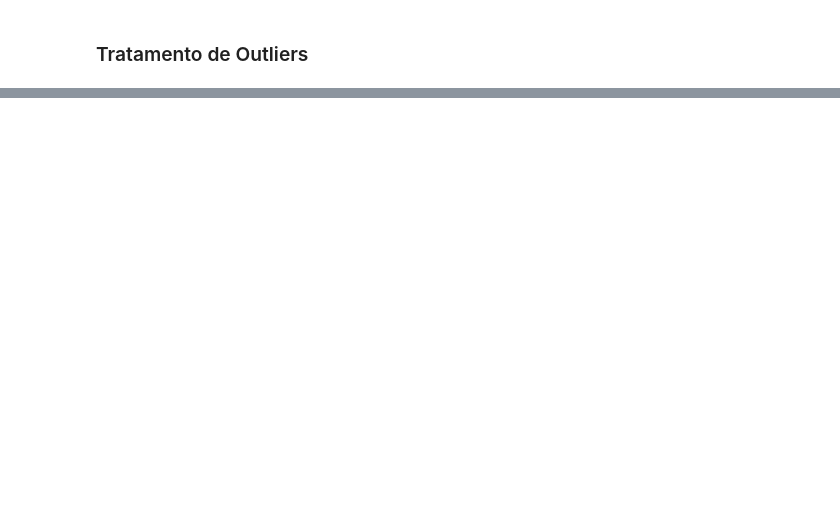
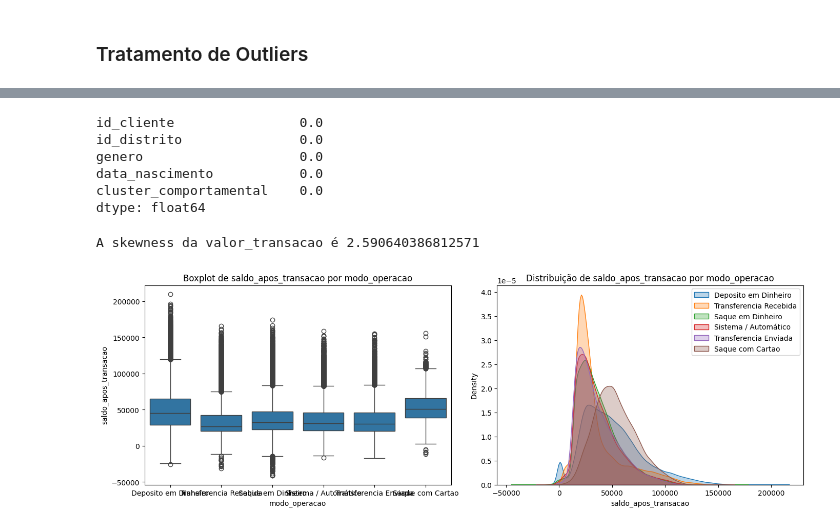
Before and after one commit to christianwislockioli-rgb/Analise_de_Risco_e_Melhoria_de_Fluxo_Operacional_de_Credito, a Jupyter notebook: 02_dados/src/Projeto.ipynb, the cells around one changed output, grey strips where cells are left out. Saved outputs shown, nothing was run; the diff lists cells and outputs as text; code cells hidden in the pictures; blank space fills up the shorter version.

```diff
--- a/02_dados/src/Projeto.ipynb
+++ b/02_dados/src/Projeto.ipynb
@@ -392,11 +423,11 @@ transacoes_df.duplicated().sum()
 # %%
 # Tratamento de datas na tabela de transacoes_df
 # transformamos o número inteiro em texto (string)
-transacoes_df['date'] = transacoes_df['date'].astype(str)
+transacoes_df['data'] = transacoes_df['data'].astype(str)
 
 # convertendo para datetime usando o formato YYMMDD (padrão do banco Berka, conforme documentacao deste dataset)
-transacoes_df['date'] = pd.to_datetime(
-    transacoes_df['date'],
+transacoes_df['data'] = pd.to_datetime(
+    transacoes_df['data'],
     format='%y%m%d',
     errors='coerce'
 )
@@ -405,10 +436,10 @@ transacoes_df['date'] = pd.to_datetime(
 # ____________________________________________________________________________________
 
 # Tratamento de datas na tabela de emprestimo_df
-emprestimo_df['date'] = emprestimo_df['date'].astype(str)
+emprestimo_df['data'] = emprestimo_df['data'].astype(str)
 
-emprestimo_df['date'] = pd.to_datetime(
-    emprestimo_df['date'],
+emprestimo_df['data'] = pd.to_datetime(
+    emprestimo_df['data'],
     format='%y%m%d',
     errors='coerce'
 )
@@ -416,24 +447,24 @@ emprestimo_df['date'] = pd.to_datetime(
 # ____________________________________________________________________________________
 
 # Tratamento de datas na tabela de cartoes_df
-cartoes_df['issued'] = cartoes_df['issued'].astype(str).str[:6]
+cartoes_df['data'] = cartoes_df['data'].astype(str).str[:6]
 
-cartoes_df['issued'] = pd.to_datetime(
-    cartoes_df['issued'],
+cartoes_df['data'] = pd.to_datetime(
+    cartoes_df['data'],
     format='%y%m%d',
     errors='coerce'
 )
 # ____________________________________________________________________________________
 
 # Tratamento de datas na tabela de contas_df
-contas_df['date'] = contas_df['date'].astype(str).str[:6]
-contas_df['date'] = pd.to_datetime(
-    contas_df['date'],
+contas_df['data'] = contas_df['data'].astype(str).str[:6]
+contas_df['data'] = pd.to_datetime(
+    contas_df['data'],
     format= '%y%m%d',
     errors='coerce'
 )
 
 
 # verificação rápida para garantir que funcionou e ver o real alcance dos dados
-print(f"Data Mínima das Transações: {contas_df['date'].min()}")
-print(f"Data Máxima das Transações: {contas_df['date'].max()}")
+print(f"Data Mínima das Transações: {contas_df['data'].min()}")
+print(f"Data Máxima das Transações: {contas_df['data'].max()}")
@@ -829,15 +774,24 @@ df_alta_renda
 # %%
 # Indentificando a distribuiçao de Missing Values
 
-(distrito_df.isnull().sum()*100/distrito_df.index.size).round(2).sort_values(ascending=False)
+(clientes_df.isnull().sum()*100/clientes_df.index.size).round(2).sort_values(ascending=False)
+# %% [output]
+id_cliente                0.0
+id_distrito               0.0
+genero                    0.0
+data_nascimento           0.0
+cluster_comportamental    0.0
+dtype: float64
 # %%
 #Calculando a Skewness
 
 import scipy.stats as stats
 
-g1 = stats.skew(transacoes_df_copy['valor_transacao'])
+g1 = stats.skew(transacoes_df['valor_transacao'])
 
 print(f'A skewness da valor_transacao é {g1}')
+# %% [output]
+A skewness da valor_transacao é 2.590640386812571
 # %%
 #Função de análise gráfica
 
@@ -869,4 +820,6 @@ transacoes_df.sample(5)
 # %%
 #Aplicação da função
 
-comparar_variavel(df_varejo, var_quantitativa = 'saldo_apos_transacao', var_categorica='modo_operacao')
+comparar_variavel(transacoes_df, var_quantitativa = 'saldo_apos_transacao', var_categorica='modo_operacao')
+# %% [output]
+[figure, added]
```
Also changed, not shown: parts of 39 cells of this notebook.
